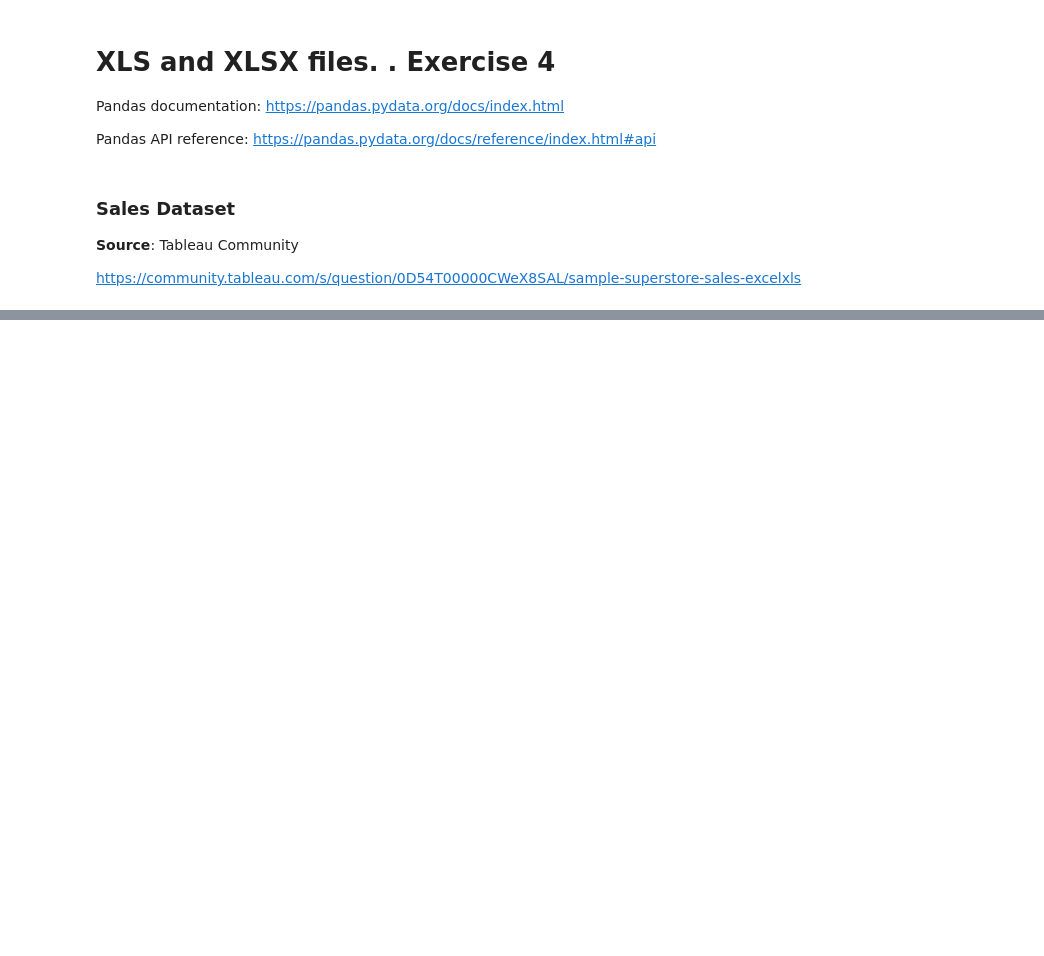
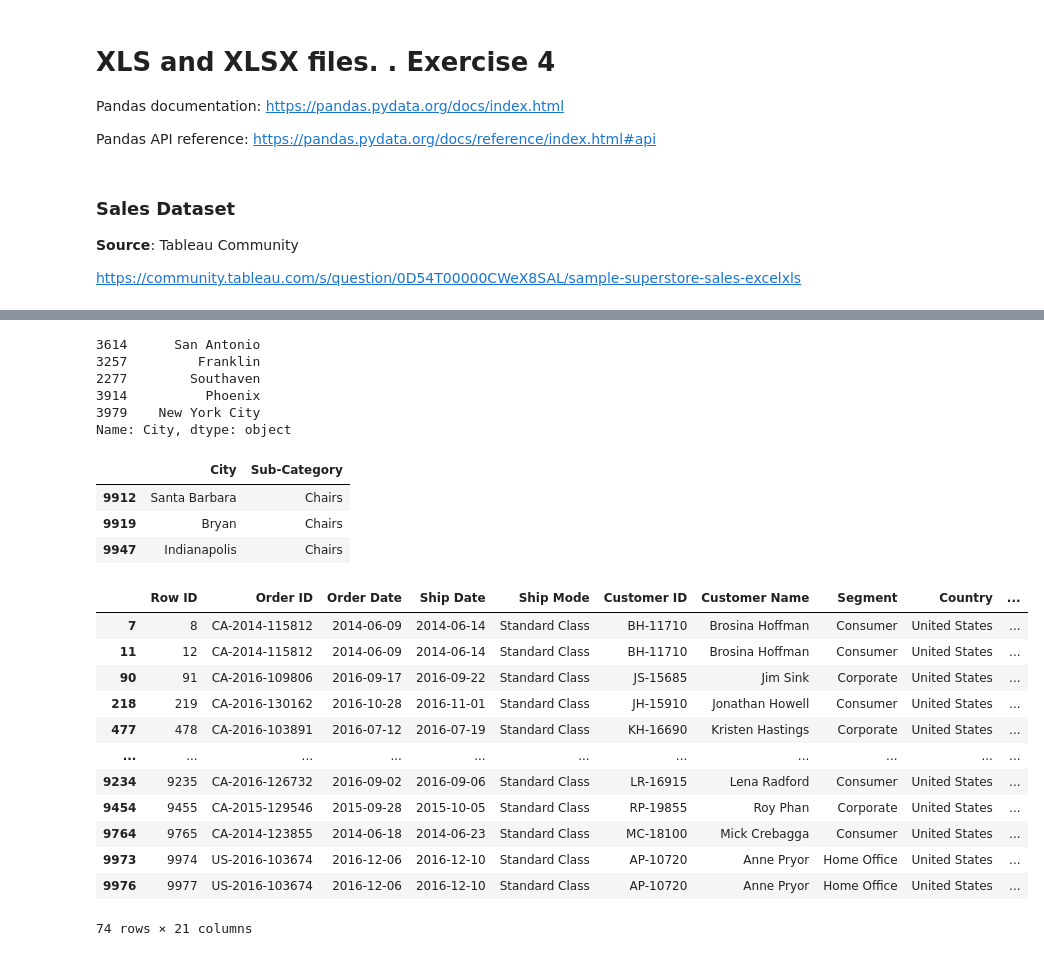
Before and after one commit to ASKhem/Python_Studies, a Jupyter notebook: notebooks/pandas/04_read_xls-exercise-4.ipynb, the cells around one changed output, grey strips where cells are left out. Cells and saved outputs as stored; diff of their text form; code cells hidden in the pictures; blank space fills up the shorter version.

```diff
--- a/notebooks/pandas/04_read_xls-exercise-4.ipynb
+++ b/notebooks/pandas/04_read_xls-exercise-4.ipynb
@@ -155,0 +288,37 @@ KeyError: 'Zip Code'
+# %%
+# Create a variable (type Series) of cities with orders including Tables. Show 5 random elements.
+cities_series = df_store.loc[df_store['Sub-Category'] == 'Tables', 'City'].sample(n=5, random_state=1)
+cities_series
+# %% [output]
+3614      San Antonio
+3257         Franklin
+2277        Southaven
+3914          Phoenix
+3979    New York City
+Name: City, dtype: object
+# %%
+# Create a variable (type DataFrame) of cities with orders including Chairs. Show the 3 last elements.
+cities_df = df_store[df_store['Sub-Category'] == 'Chairs'][['City', 'Sub-Category']].tail(3)
+cities_df
+# %% [output]
+|  | City | Sub-Category |
+| 9912 | Santa Barbara | Chairs |
+| 9919 | Bryan | Chairs |
+| 9947 | Indianapolis | Chairs |
+# %%
+# Show all the order lines including Phones to 'Los Angeles'
+df_store[(df_store['Sub-Category'] == 'Phones') & (df_store['City'] == 'Los Angeles')]
+# %% [output]
+|  | Row ID | Order ID | Order Date | Ship Date | Ship Mode | Customer ID | Customer Name | Segment | Country | ... |
+| 7 | 8 | CA-2014-115812 | 2014-06-09 | 2014-06-14 | Standard Class | BH-11710 | Brosina Hoffman | Consumer | United States | ... |
+| 11 | 12 | CA-2014-115812 | 2014-06-09 | 2014-06-14 | Standard Class | BH-11710 | Brosina Hoffman | Consumer | United States | ... |
+| 90 | 91 | CA-2016-109806 | 2016-09-17 | 2016-09-22 | Standard Class | JS-15685 | Jim Sink | Corporate | United States | ... |
+| 218 | 219 | CA-2016-130162 | 2016-10-28 | 2016-11-01 | Standard Class | JH-15910 | Jonathan Howell | Consumer | United States | ... |
+| 477 | 478 | CA-2016-103891 | 2016-07-12 | 2016-07-19 | Standard Class | KH-16690 | Kristen Hastings | Corporate | United States | ... |
+| ... | ... | ... | ... | ... | ... | ... | ... | ... | ... | ... |
+| 9234 | 9235 | CA-2016-126732 | 2016-09-02 | 2016-09-06 | Standard Class | LR-16915 | Lena Radford | Consumer | United States | ... |
+| 9454 | 9455 | CA-2015-129546 | 2015-09-28 | 2015-10-05 | Standard Class | RP-19855 | Roy Phan | Corporate | United States | ... |
+| 9764 | 9765 | CA-2014-123855 | 2014-06-18 | 2014-06-23 | Standard Class | MC-18100 | Mick Crebagga | Consumer | United States | ... |
+| 9973 | 9974 | US-2016-103674 | 2016-12-06 | 2016-12-10 | Standard Class | AP-10720 | Anne Pryor | Home Office | United States | ... |
+| 9976 | 9977 | US-2016-103674 | 2016-12-06 | 2016-12-10 | Standard Class | AP-10720 | Anne Pryor | Home Office | United States | ... |
+74 rows × 21 columns
```
Also changed, not shown: parts of 66 cells of this notebook, 3 other files.
